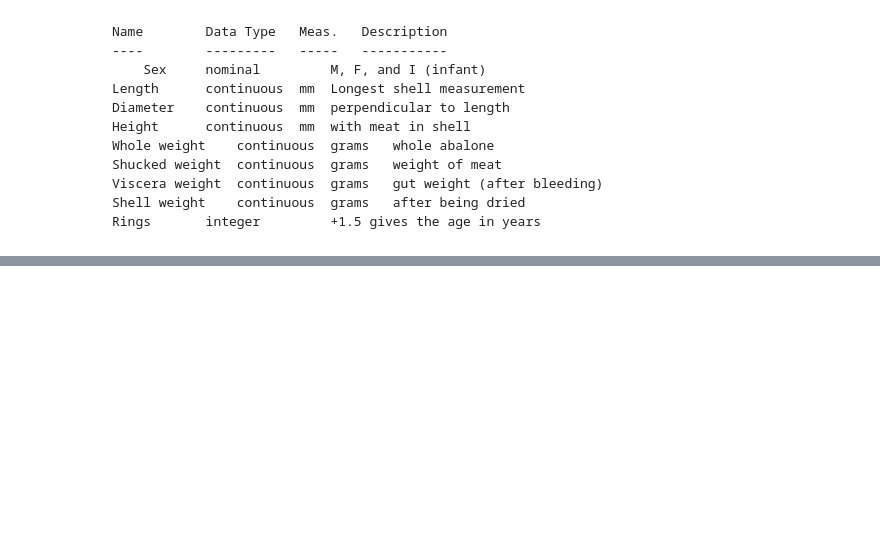
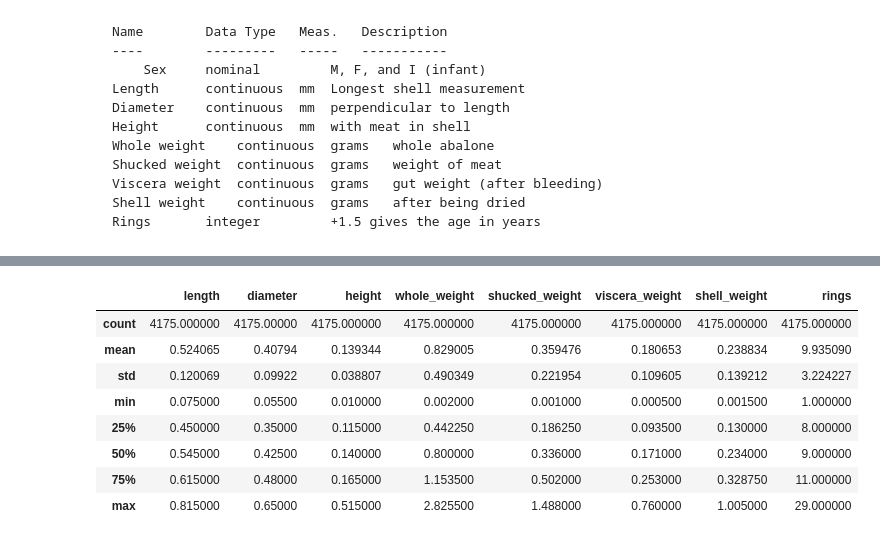
Before and after one commit to krenzland/prior-information, a Jupyter notebook: notebooks/011-Abalone.ipynb, the cells around one changed output, grey strips where cells are left out. Saved outputs shown, nothing was run; the diff lists cells and outputs as text; code cells hidden in the pictures; blank space fills up the shorter version.

```diff
--- a/notebooks/011-Abalone.ipynb
+++ b/notebooks/011-Abalone.ipynb
@@ -32,3 +35,19 @@ df.head()
+# %%
+df = df[df.height != 0] # remove abalones with height 0, obvious data entry error
+df.describe()
+ix = df[df.height == 1.13].index
+df = df.set_value(ix, 'height', 0.130) # abalone is rather small, 0.13 seems plausible
+df.describe()
+# %% [output]
+|  | length | diameter | height | whole_weight | shucked_weight | viscera_weight | shell_weight | rings |
+| count | 4175.000000 | 4175.00000 | 4175.000000 | 4175.000000 | 4175.000000 | 4175.000000 | 4175.000000 | 4175.000000 |
+| mean | 0.524065 | 0.40794 | 0.139344 | 0.829005 | 0.359476 | 0.180653 | 0.238834 | 9.935090 |
+| std | 0.120069 | 0.09922 | 0.038807 | 0.490349 | 0.221954 | 0.109605 | 0.139212 | 3.224227 |
+| min | 0.075000 | 0.05500 | 0.010000 | 0.002000 | 0.001000 | 0.000500 | 0.001500 | 1.000000 |
+| 25% | 0.450000 | 0.35000 | 0.115000 | 0.442250 | 0.186250 | 0.093500 | 0.130000 | 8.000000 |
+| 50% | 0.545000 | 0.42500 | 0.140000 | 0.800000 | 0.336000 | 0.171000 | 0.234000 | 9.000000 |
+| 75% | 0.615000 | 0.48000 | 0.165000 | 1.153500 | 0.502000 | 0.253000 | 0.328750 | 11.000000 |
+| max | 0.815000 | 0.65000 | 0.515000 | 2.825500 | 1.488000 | 0.760000 | 1.005000 | 29.000000 |
 # %%
 df = pd.get_dummies(df)
 cols = ['length', 'diameter', 'height', 'whole_weight', 'shucked_weight', 'viscera_weight', 'shell_weight', 'sex_F', 'sex_I', 'sex_M', 'rings']
```
Also changed, not shown: parts of 5 cells of this notebook, 1 other file.
